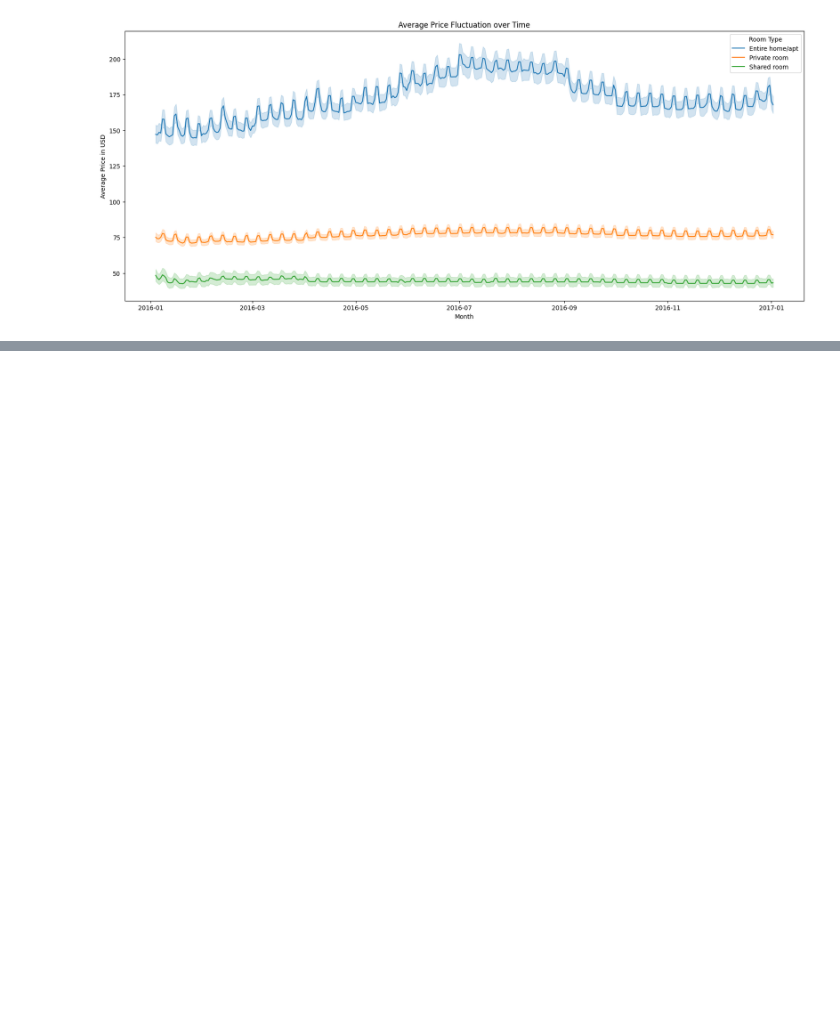
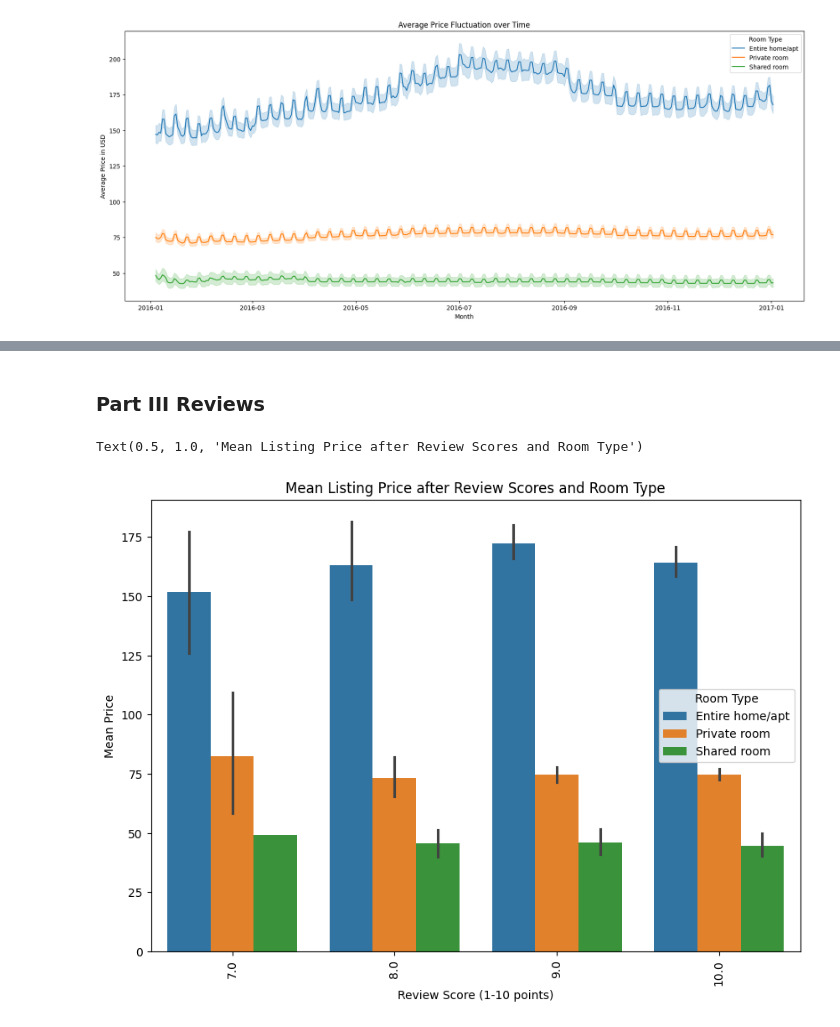
Before and after one commit to carini599/Airbnb_Seattle_Carina_Breu, a Jupyter notebook: airbnb_seattle_notebook.ipynb, the cells around one changed output, grey strips where cells are left out. Drawn from its saved outputs; the diff is of its cells as text; code cells hidden in the pictures; blank space fills up the shorter version.

```diff
--- a/airbnb_seattle_notebook.ipynb
+++ b/airbnb_seattle_notebook.ipynb
@@ -426,0 +457,14 @@ If this would be the case, the price would likely to increase with positive revi
+# %% [markdown]
+### Part III Reviews
+# %%
+#Review Price
+fig=plt.figure(figsize=(10,7))
+sns.barplot(data=df_list_cleaned[df_list_cleaned['review_scores_value']>6], x='review_scores_value',y='mean_price', hue='room_type')
+plt.xticks(rotation=90)
+plt.xlabel('Review Score (1-10 points)')
+plt.ylabel('Mean Price')
+plt.legend(title='Room Type')
+plt.title('Mean Listing Price after Review Scores and Room Type')
+# %% [output]
+Text(0.5, 1.0, 'Mean Listing Price after Review Scores and Room Type')
+[figure, added]
```
Also changed, not shown: parts of 9 cells of this notebook.
